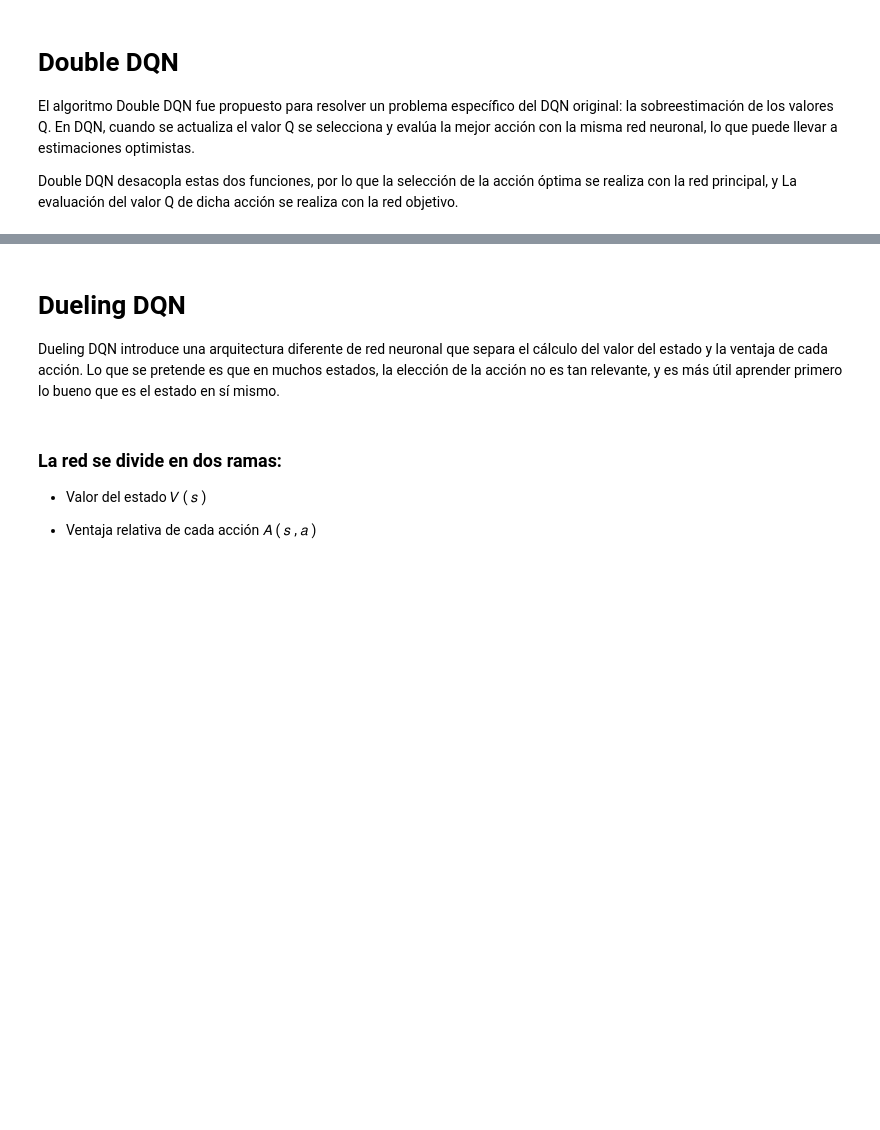
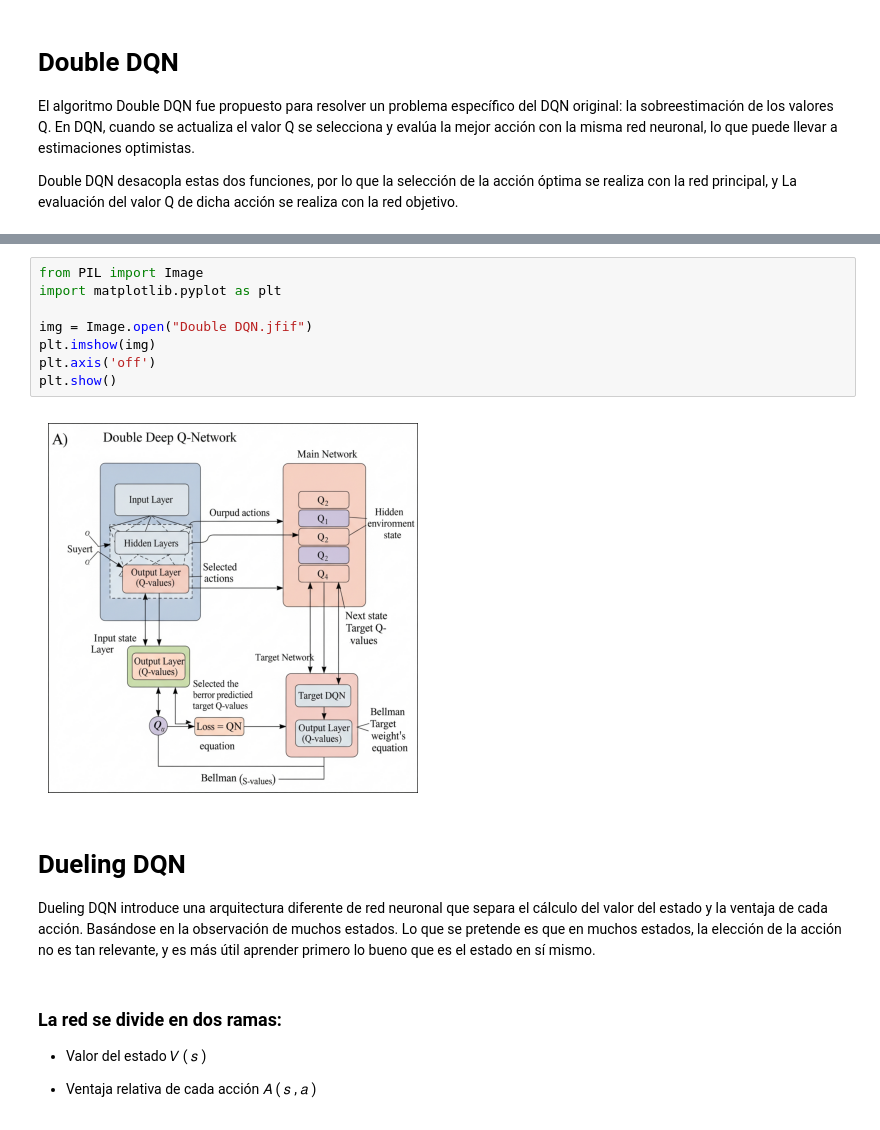
Before and after one commit to smoyarodrigo/03MAIR-Algoritmos-de-Optimizacion, a Jupyter notebook: Untitled3.ipynb, the cells around one changed output, grey strips where cells are left out. Saved outputs shown, nothing was run; the diff lists cells and outputs as text; blank space fills up the shorter version.

```diff
--- a/Untitled3.ipynb
+++ b/Untitled3.ipynb
@@ -757,7 +801,17 @@ Hasselt, H. van. (2010). Double Q-learning. In Advances in Neural Information Pr
+# %%
+from PIL import Image
+import matplotlib.pyplot as plt
+
+img = Image.open("Double DQN.jfif")
+plt.imshow(img)
+plt.axis('off')
+plt.show()
+# %% [output]
+[figure, added]
 # %% [markdown]
 # **Dueling DQN**
 
-Dueling DQN introduce una arquitectura diferente de red neuronal que separa el cálculo del valor del estado y la ventaja de cada acción. Lo que se pretende es que en muchos estados, la elección de la acción no es tan relevante, y es más útil aprender primero lo bueno que es el estado en sí mismo.
+Dueling DQN introduce una arquitectura diferente de red neuronal que separa el cálculo del valor del estado y la ventaja de cada acción. Basándose en la observación de muchos estados. Lo que se pretende es que en muchos estados, la elección de la acción no es tan relevante, y es más útil aprender primero lo bueno que es el estado en sí mismo.
 # %% [markdown]
 ###  La red se divide en dos ramas:
 
```
Also changed, not shown: parts of 17 cells of this notebook.
